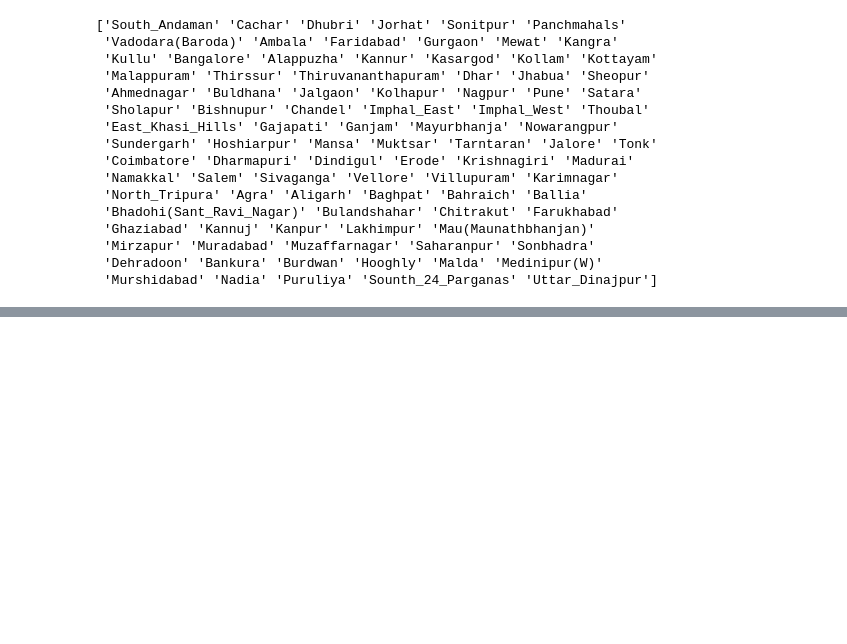
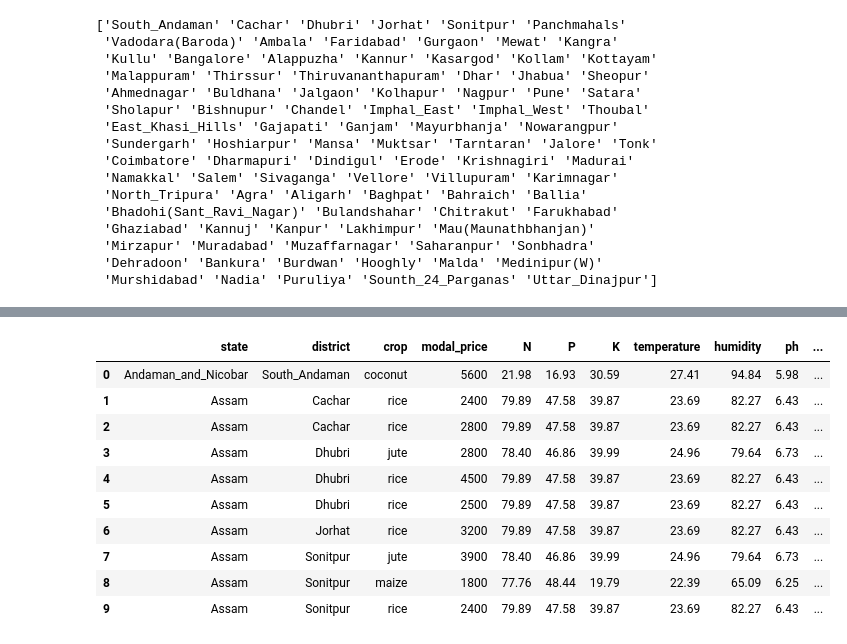
Before and after one commit to piyush-mk/TRINIT_ExeAI_ML, a Jupyter notebook: preprocess.ipynb, the cells around one changed output, grey strips where cells are left out. Drawn from its saved outputs; the diff is of its cells as text; code cells hidden in the pictures; blank space fills up the shorter version.

```diff
--- a/preprocess.ipynb
+++ b/preprocess.ipynb
@@ -316,0 +351,16 @@ print(list2)
+# %%
+#reading the crop production dataset
+df5 = pd.read_csv('Clean_dataset/3.csv')
+df5.head(10)
+# %% [output]
+|  | state | district | crop | modal_price | N | P | K | temperature | humidity | ph | ... |
+| 0 | Andaman_and_Nicobar | South_Andaman | coconut | 5600 | 21.98 | 16.93 | 30.59 | 27.41 | 94.84 | 5.98 | ... |
+| 1 | Assam | Cachar | rice | 2400 | 79.89 | 47.58 | 39.87 | 23.69 | 82.27 | 6.43 | ... |
+| 2 | Assam | Cachar | rice | 2800 | 79.89 | 47.58 | 39.87 | 23.69 | 82.27 | 6.43 | ... |
+| 3 | Assam | Dhubri | jute | 2800 | 78.40 | 46.86 | 39.99 | 24.96 | 79.64 | 6.73 | ... |
+| 4 | Assam | Dhubri | rice | 4500 | 79.89 | 47.58 | 39.87 | 23.69 | 82.27 | 6.43 | ... |
+| 5 | Assam | Dhubri | rice | 2500 | 79.89 | 47.58 | 39.87 | 23.69 | 82.27 | 6.43 | ... |
+| 6 | Assam | Jorhat | rice | 3200 | 79.89 | 47.58 | 39.87 | 23.69 | 82.27 | 6.43 | ... |
+| 7 | Assam | Sonitpur | jute | 3900 | 78.40 | 46.86 | 39.99 | 24.96 | 79.64 | 6.73 | ... |
+| 8 | Assam | Sonitpur | maize | 1800 | 77.76 | 48.44 | 19.79 | 22.39 | 65.09 | 6.25 | ... |
+| 9 | Assam | Sonitpur | rice | 2400 | 79.89 | 47.58 | 39.87 | 23.69 | 82.27 | 6.43 | ... |
```
Also changed, not shown: parts of 20 cells of this notebook, 4 other files.
